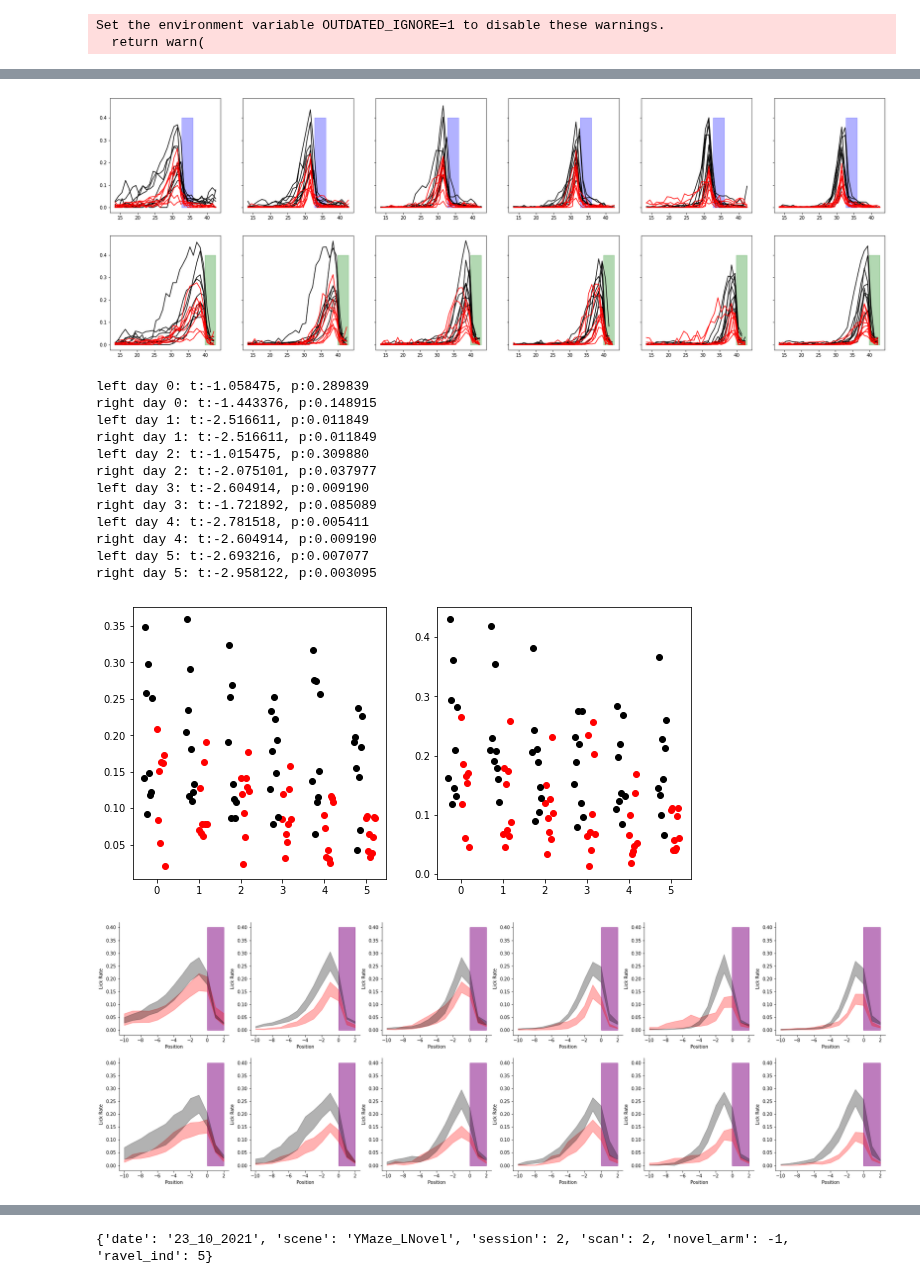
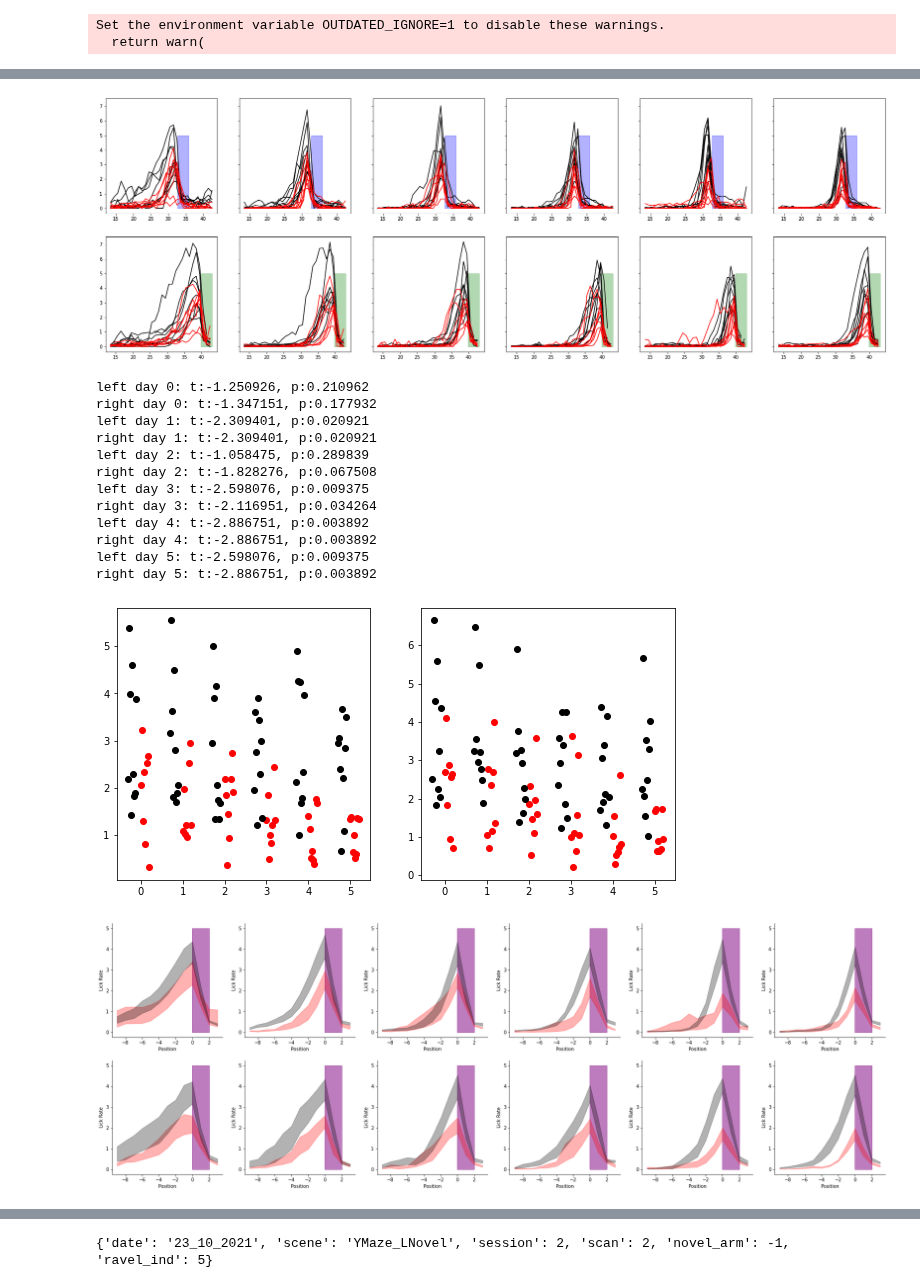
Before and after one commit to GiocomoLab/STX3KO_analyses, a Jupyter notebook: ActiveNotebooks/AnticLickRate.ipynb, the cells around one changed output, grey strips where cells are left out. Drawn from its saved outputs; the diff is of its cells as text; code cells hidden in the pictures.

```diff
--- a/ActiveNotebooks/AnticLickRate.ipynb
+++ b/ActiveNotebooks/AnticLickRate.ipynb
@@ -47,19 +47,19 @@ for day in range(6):
     for i, mouse in enumerate(ctrl_mice):
         sess = u.load_vr_day(mouse,day, trial_mat_keys = ('licks','nonconsum_licks','speed'),verbose = False)
 
-        ax[0,day].plot(sess.trial_matrices['bin_centers'], sess.trial_matrices['licks'][sess.trial_info['LR']==-1,:].mean(axis=0),color='black')
-        ax[1,day].plot(sess.trial_matrices['bin_centers'], sess.trial_matrices['licks'][sess.trial_info['LR']==1,:].mean(axis=0),color='black')
+        ax[0,day].plot(sess.trial_matrices['bin_centers'], dt*sess.trial_matrices['licks'][sess.trial_info['LR']==-1,:].mean(axis=0),color='black')
+        ax[1,day].plot(sess.trial_matrices['bin_centers'], dt*sess.trial_matrices['licks'][sess.trial_info['LR']==1,:].mean(axis=0),color='black')
 
         if i == 0:
-            ax[1,day].fill_betweenx([0,.4], sess.rzone_late['tfront'], sess.rzone_late['tback'],zorder=0, color='green',alpha=.3)
-            ax[0,day].fill_betweenx([0,.4],sess.rzone_early['tfront'], sess.rzone_early['tback'],zorder=0, color='blue',alpha=.3)
+            ax[1,day].fill_betweenx([0,5], sess.rzone_late['tfront'], sess.rzone_late['tback'],zorder=0, color='green',alpha=.3)
+            ax[0,day].fill_betweenx([0,5],sess.rzone_early['tfront'], sess.rzone_early['tback'],zorder=0, color='blue',alpha=.3)
 
             t_bins = sess.trial_matrices['bin_edges'][1:]
             rzone_early = (t_bins>=sess.rzone_early['tfront']-3)*(t_bins<=sess.rzone_early['tfront'])
             rzone_late = (t_bins>=sess.rzone_late['tfront']-3)*(t_bins<=sess.rzone_late['tfront'])
 
-        ctrl_lr[day]['left'].append(np.nanmean(sess.trial_matrices['licks'][sess.trial_info['LR']==-1,:][:,rzone_early]))
-        ctrl_lr[day]['right'].append(np.nanmean(sess.trial_matrices['licks'][sess.trial_info['LR']==1,:][:,rzone_late]))
+        ctrl_lr[day]['left'].append(dt*np.nanmean(sess.trial_matrices['licks'][sess.trial_info['LR']==-1,:][:,rzone_early]))
+        ctrl_lr[day]['right'].append(dt*np.nanmean(sess.trial_matrices['licks'][sess.trial_info['LR']==1,:][:,rzone_late]))
 
     ko_lr[day]={'left':[],'right':[]}
     for i, mouse in enumerate(ko_mice):
@@ -69,15 +69,15 @@ for day in range(6):
             if day==0 and i == 3:
                 trial_mask[35:66]=False
 
-            ax[0,day].plot(sess.trial_matrices['bin_centers'], sess.trial_matrices['nonconsum_licks'][trial_mask,:].mean(axis=0),color='red')
-            ax[1,day].plot(sess.trial_matrices['bin_centers'], sess.trial_matrices['nonconsum_licks'][sess.trial_info['LR']==1,:].mean(axis=0),color='red')
+            ax[0,day].plot(sess.trial_matrices['bin_centers'], dt*sess.trial_matrices['licks'][trial_mask,:].mean(axis=0),color='red')
+            ax[1,day].plot(sess.trial_matrices['bin_centers'], dt*sess.trial_matrices['licks'][sess.trial_info['LR']==1,:].mean(axis=0),color='red')
 
-            ko_lr[day]['left'].append(np.nanmean(sess.trial_matrices['licks'][trial_mask,:][:,rzone_early]))
-            ko_lr[day]['right'].append(np.nanmean(sess.trial_matrices['licks'][sess.trial_info['LR']==1,:][:,rzone_late]))
+            ko_lr[day]['left'].append(dt*np.nanmean(sess.trial_matrices['licks'][trial_mask,:][:,rzone_early]))
+            ko_lr[day]['right'].append(dt*np.nanmean(sess.trial_matrices['licks'][sess.trial_info['LR']==1,:][:,rzone_late]))
         except:
             pass
 # %% [output]
-[figure, old version]
+[figure, new version]
 # %%
 fig, ax = plt.subplots(1,2, figsize=[10,5])
 
@@ -93,19 +93,19 @@ for day in range(6):
         t,p = sp.stats.ranksums(ko,ctrl)
         print("%s day %d: t:%f, p:%f" % (lr, day,t,p))
 # %% [output]
-left day 0: t:-1.058475, p:0.289839
-right day 0: t:-1.443376, p:0.148915
-left day 1: t:-2.516611, p:0.011849
-right day 1: t:-2.516611, p:0.011849
-left day 2: t:-1.015475, p:0.309880
-right day 2: t:-2.075101, p:0.037977
-left day 3: t:-2.604914, p:0.009190
-right day 3: t:-1.721892, p:0.085089
-left day 4: t:-2.781518, p:0.005411
-right day 4: t:-2.604914, p:0.009190
-left day 5: t:-2.693216, p:0.007077
-right day 5: t:-2.958122, p:0.003095
+left day 0: t:-1.250926, p:0.210962
+right day 0: t:-1.347151, p:0.177932
+left day 1: t:-2.309401, p:0.020921
+right day 1: t:-2.309401, p:0.020921
+left day 2: t:-1.058475, p:0.289839
+right day 2: t:-1.828276, p:0.067508
+left day 3: t:-2.598076, p:0.009375
+right day 3: t:-2.116951, p:0.034264
+left day 4: t:-2.886751, p:0.003892
+right day 4: t:-2.886751, p:0.003892
+left day 5: t:-2.598076, p:0.009375
+right day 5: t:-2.886751, p:0.003892
-[figure, old version]
+[figure, new version]
 # %%
 fig,ax = plt.subplots(2,6, figsize = [30, 10])
 
@@ -133,7 +133,7 @@ for day in range(6):
             trial_mask = sess.trial_info['LR']== lr
             lick_mean = np.nanmean(sess.trial_matrices['licks'][trial_mask,:].ravel())
 
-            mu = np.nanmean(sess.trial_matrices['licks'][trial_mask,:], axis=0)
+            mu = dt*np.nanmean(sess.trial_matrices['nonconsum_licks'][trial_mask,:], axis=0)
 
             if sess.novel_arm ==-1:
                 fam_rzone_front = np.argwhere((sess.rzone_late['tfront']<=bin_edges[1:])*(sess.rzone_late['tfront']>=bin_edges[:-1]))[0][0]
@@ -165,7 +165,7 @@ for day in range(6):
 
 
     ctrl_lr[day] = {'fam':[],'nov':[]}
-    x = np.arange(-10,3)
+    x = np.arange(-9,4)
     for mouse in ctrl_mice:
         sess = u.load_vr_day(mouse,day, trial_mat_keys = ('licks','nonconsum_licks','speed'),verbose = False)
         bin_edges = sess.trial_matrices['bin_edges']
@@ -173,7 +173,7 @@ for day in range(6):
             trial_mask = sess.trial_info['LR']== lr
             lick_mean = np.nanmean(sess.trial_matrices['licks'][trial_mask,:].ravel())
 
-            mu = np.nanmean(sess.trial_matrices['licks'][trial_mask,:], axis=0)
+            mu = dt*np.nanmean(sess.trial_matrices['nonconsum_licks'][trial_mask,:], axis=0)
 
             if sess.novel_arm ==-1:
 
@@ -201,36 +201,36 @@ for day in range(6):
                             'nov_lr': _nov,
                             'fam_lr': _fam,
                                 }, ignore_index=True)
 
 
 
 for day in range(6):
     for ax_ind, lr in enumerate(['fam', 'nov']):
         arr = np.array(ko_lr[day][lr])
         mu, sem = np.nanmean(arr,axis=0), sp.stats.sem(arr, axis=0, nan_policy='omit')
         ax[ax_ind,day].fill_between(x, mu- sem, mu+sem,color='red', alpha = .3)
 
         arr = np.array(ctrl_lr[day][lr])
         mu, sem = np.nanmean(arr,axis=0), sp.stats.sem(arr, axis=0, nan_policy='omit')
         ax[ax_ind, day].fill_between(x, mu- sem, mu+sem,color='black', alpha = .3)
     #     ax[ax_ind].plot(x, np.array(ko_mu[lr]).T,color='red', alpha = .3)
 
 
 
-        ax[ax_ind, day].fill_betweenx([0,.4], 0, 2, zorder=-1, color='purple',alpha=.3)
-        ax[ax_ind, day].fill_betweenx([0,.4],0, 2, zorder=-1, color='purple',alpha=.3)
+        ax[ax_ind, day].fill_betweenx([0,5], 0, 2, zorder=-1, color='purple',alpha=.3)
+        ax[ax_ind, day].fill_betweenx([0,5], 0, 2, zorder=-1, color='purple',alpha=.3)
 
         ax[ax_ind, day].set_xlabel('Position')
         ax[ax_ind, day].set_xlabel('Position')
         ax[ax_ind, day].set_ylabel('Lick Rate')
         ax[ax_ind, day].spines['top'].set_visible(False)
         ax[ax_ind, day].spines['top'].set_visible(False)
         ax[ax_ind, day].spines['right'].set_visible(False)
         ax[ax_ind, day].spines['right'].set_visible(False)
 
 fig.savefig(os.path.join(fig_dir, 'famnov_lickrate_alldays.pdf'))
 # %% [output]
-[figure, old version]
+[figure, new version]
 # %%
 fig, ax = plt.subplots( figsize=[10,5], sharey=True)
 
```
Also changed, not shown: parts of 7 cells of this notebook, 6 other files.
